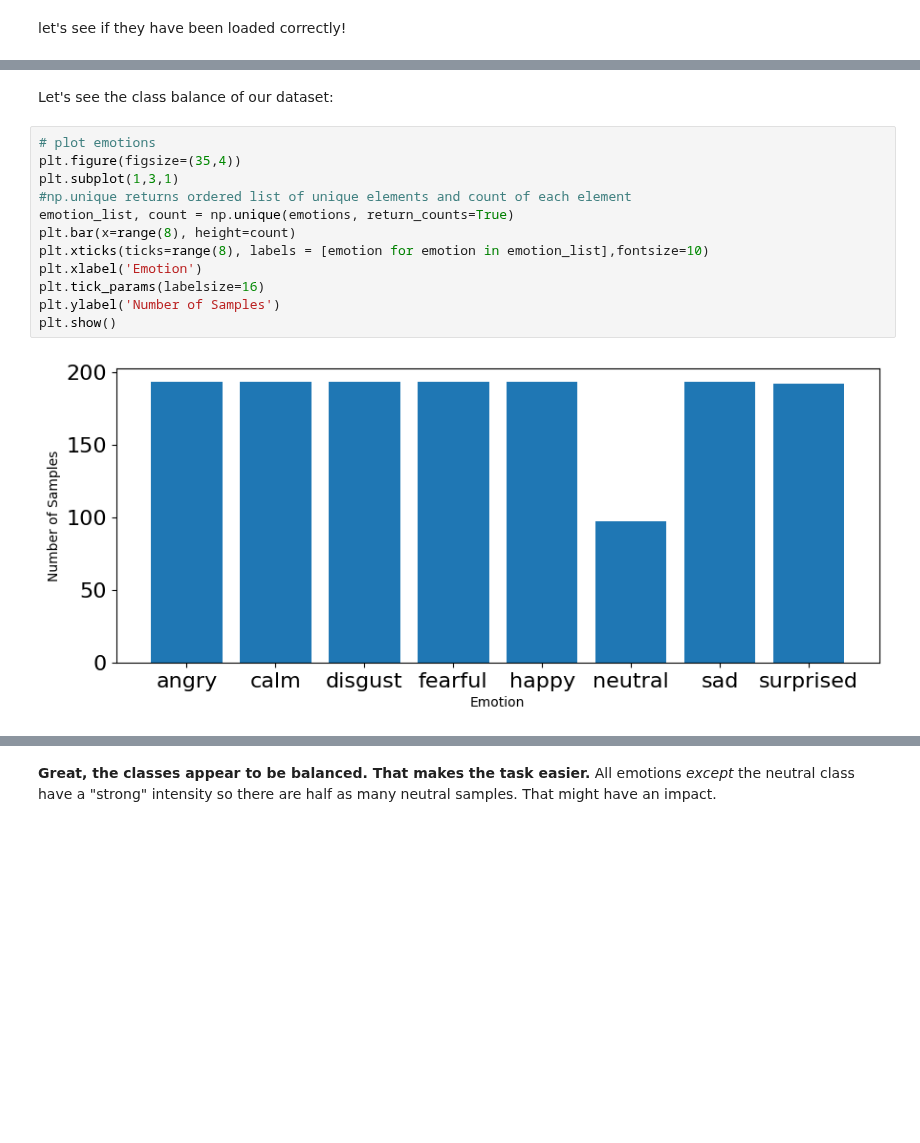
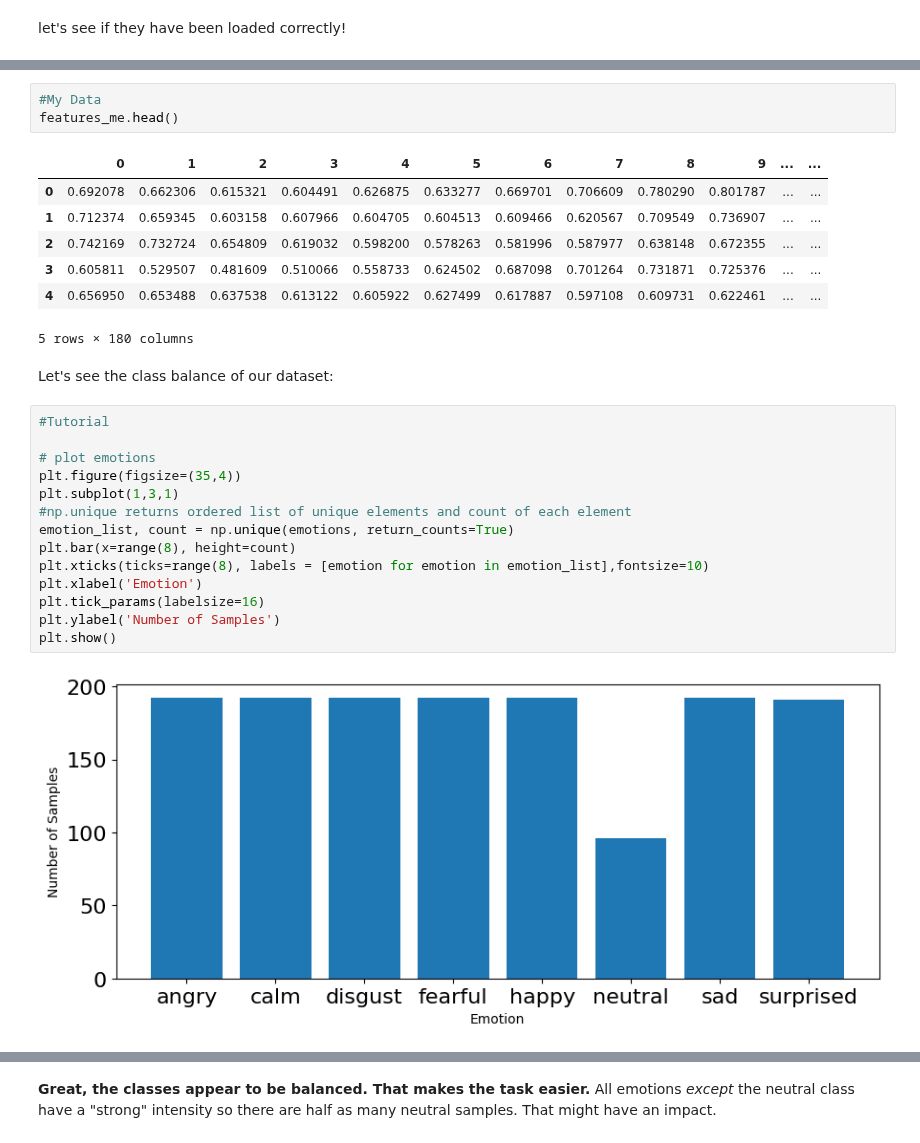
Before and after one commit to madelinehooo/Week3-ClassicML, a Jupyter notebook: Week_3_MachineLearning.ipynb, the cells around one changed output, grey strips where cells are left out. Saved outputs shown, nothing was run; the diff lists cells and outputs as text; blank space fills up the shorter version.

```diff
--- a/Week_3_MachineLearning.ipynb
+++ b/Week_3_MachineLearning.ipynb
@@ -253,6 +280,19 @@ features.head()
+# %%
+#My Data
+features_me.head()
+# %% [output]
+|  | 0 | 1 | 2 | 3 | 4 | 5 | 6 | 7 | 8 | 9 | ... | ... |
+| 0 | 0.692078 | 0.662306 | 0.615321 | 0.604491 | 0.626875 | 0.633277 | 0.669701 | 0.706609 | 0.780290 | 0.801787 | ... | ... |
+| 1 | 0.712374 | 0.659345 | 0.603158 | 0.607966 | 0.604705 | 0.604513 | 0.609466 | 0.620567 | 0.709549 | 0.736907 | ... | ... |
+| 2 | 0.742169 | 0.732724 | 0.654809 | 0.619032 | 0.598200 | 0.578263 | 0.581996 | 0.587977 | 0.638148 | 0.672355 | ... | ... |
+| 3 | 0.605811 | 0.529507 | 0.481609 | 0.510066 | 0.558733 | 0.624502 | 0.687098 | 0.701264 | 0.731871 | 0.725376 | ... | ... |
+| 4 | 0.656950 | 0.653488 | 0.637538 | 0.613122 | 0.605922 | 0.627499 | 0.617887 | 0.597108 | 0.609731 | 0.622461 | ... | ... |
+5 rows × 180 columns
 # %% [markdown]
 Let's see the class balance of our dataset:
 # %%
+#Tutorial
+
 # plot emotions
 plt.figure(figsize=(35,4))
 plt.subplot(1,3,1)
```
Also changed, not shown: parts of 26 cells of this notebook.
